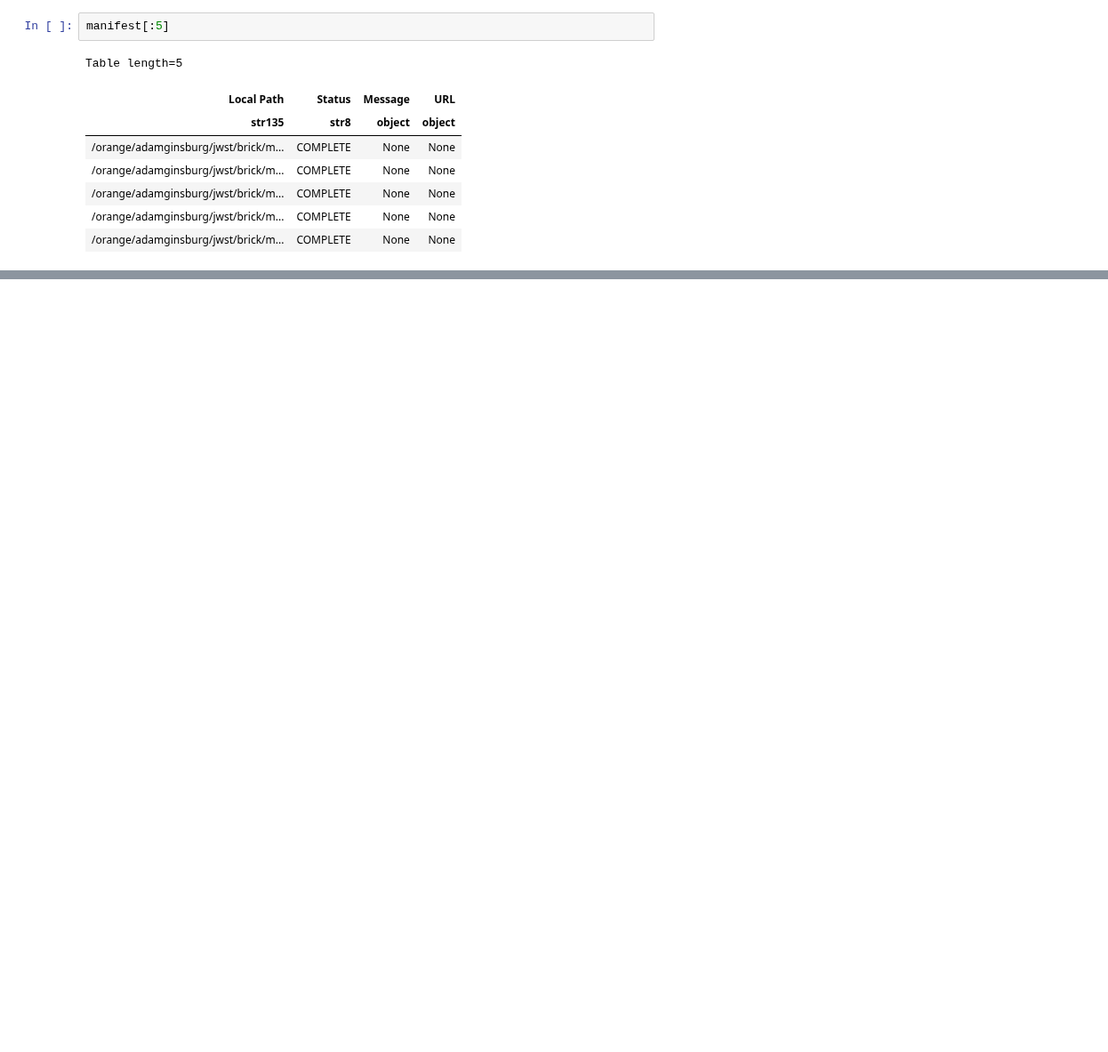
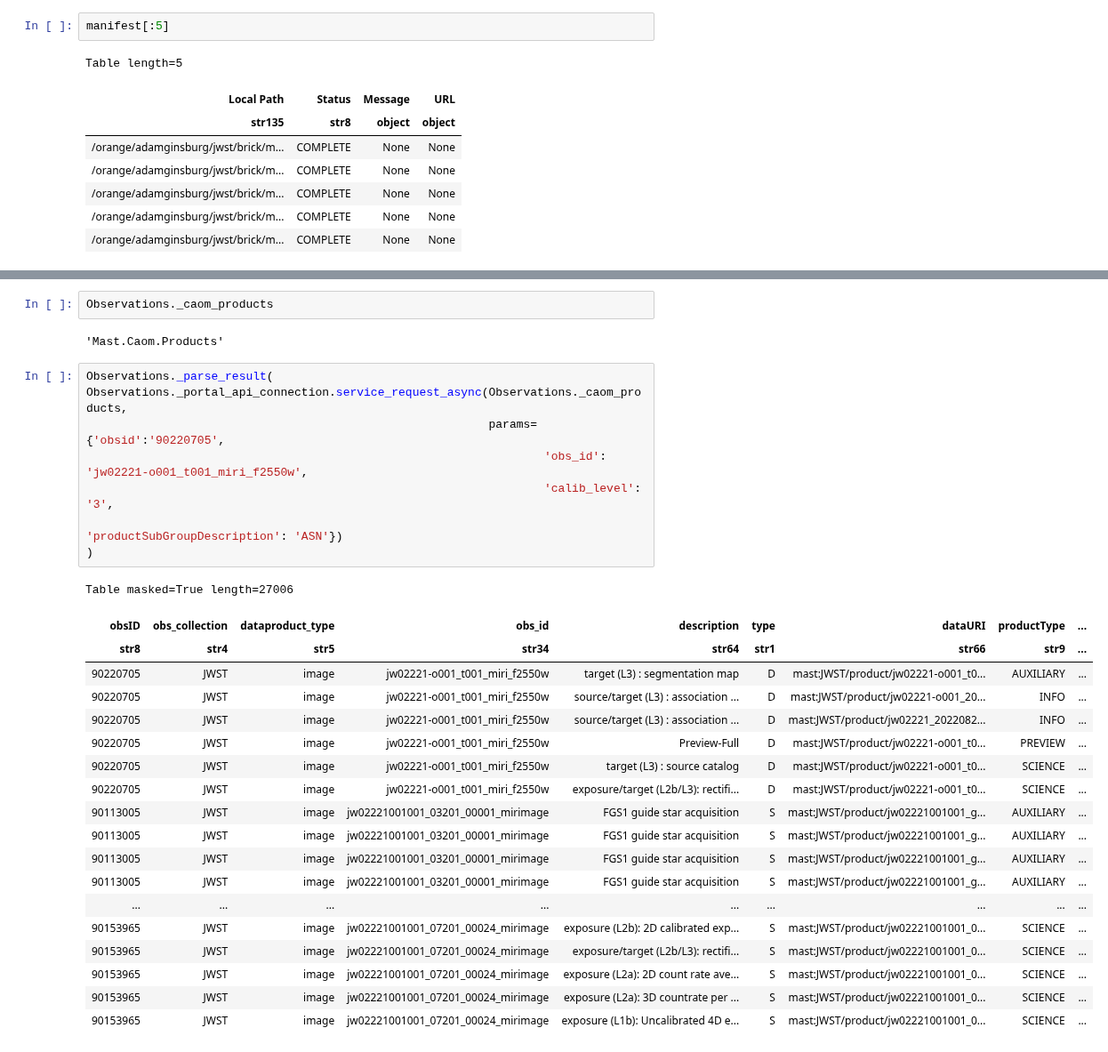
Before and after one commit to keflavich/brick-jwst-2221, a Jupyter notebook: notebooks/DataDownload_BrickJWST.ipynb, the cells around one changed output, grey strips where cells are left out. Shown at 89% size. Saved outputs shown, nothing was run; the diff lists cells and outputs as text; blank space fills up the shorter version.

```diff
--- a/notebooks/DataDownload_BrickJWST.ipynb
+++ b/notebooks/DataDownload_BrickJWST.ipynb
@@ -126,0 +236,32 @@ Table length=5
+# %%
+Observations._caom_products
+# %% [output]
+'Mast.Caom.Products'
+# %%
+Observations._parse_result(
+Observations._portal_api_connection.service_request_async(Observations._caom_products,
+                                                          params={'obsid':'90220705',
+                                                                  'obs_id': 'jw02221-o001_t001_miri_f2550w',
+                                                                  'calib_level': '3',
+                                                                  'productSubGroupDescription': 'ASN'})
+)
+# %% [output]
+Table masked=True length=27006
+| obsID | obs_collection | dataproduct_type | obs_id | description | type | dataURI | productType | ... |
+| str8 | str4 | str5 | str34 | str64 | str1 | str66 | str9 | ... |
+| 90220705 | JWST | image | jw02221-o001_t001_miri_f2550w | target (L3) : segmentation map | D | mast:JWST/product/jw02221-o001_t0... | AUXILIARY | ... |
+| 90220705 | JWST | image | jw02221-o001_t001_miri_f2550w | source/target (L3) : association ... | D | mast:JWST/product/jw02221-o001_20... | INFO | ... |
+| 90220705 | JWST | image | jw02221-o001_t001_miri_f2550w | source/target (L3) : association ... | D | mast:JWST/product/jw02221_2022082... | INFO | ... |
+| 90220705 | JWST | image | jw02221-o001_t001_miri_f2550w | Preview-Full | D | mast:JWST/product/jw02221-o001_t0... | PREVIEW | ... |
+| 90220705 | JWST | image | jw02221-o001_t001_miri_f2550w | target (L3) : source catalog | D | mast:JWST/product/jw02221-o001_t0... | SCIENCE | ... |
+| 90220705 | JWST | image | jw02221-o001_t001_miri_f2550w | exposure/target (L2b/L3): rectifi... | D | mast:JWST/product/jw02221-o001_t0... | SCIENCE | ... |
+| 90113005 | JWST | image | jw02221001001_03201_00001_mirimage | FGS1 guide star acquisition | S | mast:JWST/product/jw02221001001_g... | AUXILIARY | ... |
+| 90113005 | JWST | image | jw02221001001_03201_00001_mirimage | FGS1 guide star acquisition | S | mast:JWST/product/jw02221001001_g... | AUXILIARY | ... |
+| 90113005 | JWST | image | jw02221001001_03201_00001_mirimage | FGS1 guide star acquisition | S | mast:JWST/product/jw02221001001_g... | AUXILIARY | ... |
+| 90113005 | JWST | image | jw02221001001_03201_00001_mirimage | FGS1 guide star acquisition | S | mast:JWST/product/jw02221001001_g... | AUXILIARY | ... |
+| ... | ... | ... | ... | ... | ... | ... | ... | ... |
+| 90153965 | JWST | image | jw02221001001_07201_00024_mirimage | exposure (L2b): 2D calibrated exp... | S | mast:JWST/product/jw02221001001_0... | SCIENCE | ... |
+| 90153965 | JWST | image | jw02221001001_07201_00024_mirimage | exposure/target (L2b/L3): rectifi... | S | mast:JWST/product/jw02221001001_0... | SCIENCE | ... |
+| 90153965 | JWST | image | jw02221001001_07201_00024_mirimage | exposure (L2a): 2D count rate ave... | S | mast:JWST/product/jw02221001001_0... | SCIENCE | ... |
+| 90153965 | JWST | image | jw02221001001_07201_00024_mirimage | exposure (L2a): 3D countrate per ... | S | mast:JWST/product/jw02221001001_0... | SCIENCE | ... |
+| 90153965 | JWST | image | jw02221001001_07201_00024_mirimage | exposure (L1b): Uncalibrated 4D e... | S | mast:JWST/product/jw02221001001_0... | SCIENCE | ... |
```
Also changed, not shown: parts of 15 cells of this notebook, 2 other files.
